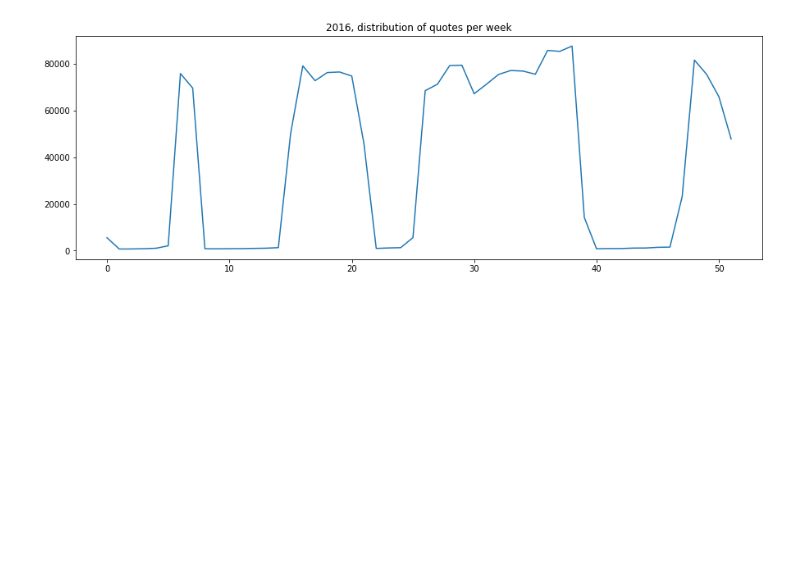
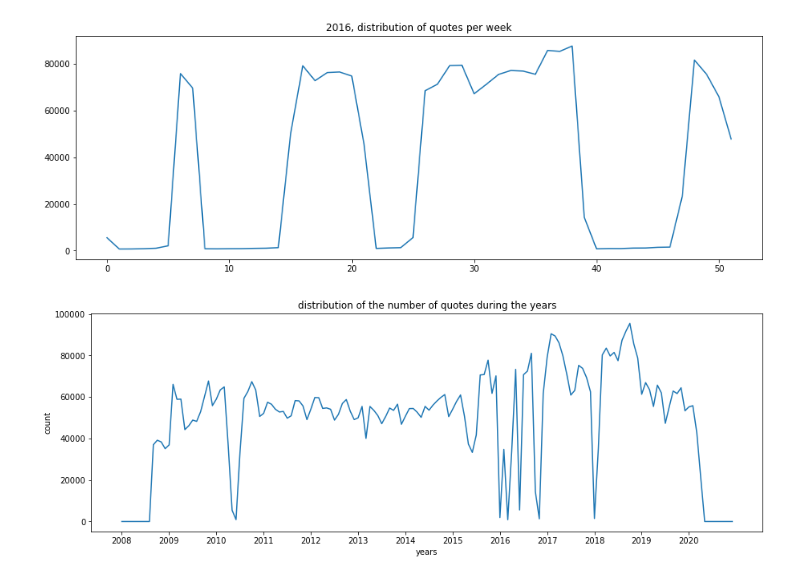
Before and after one commit to epfl-ada/ada-2021-project-abracadabra, a Jupyter notebook: Dictionaries for the years.ipynb, the cells around one changed output. Cells and saved outputs as stored; diff of their text form; code cells hidden in the pictures; blank space fills up the shorter version.

```diff
--- a/Dictionaries for the years.ipynb
+++ b/Dictionaries for the years.ipynb
@@ -744,3 +744,24 @@ plot_average_interval('2015', dict_2015_2016, 7, "2015, distribution of quotes p
 plot_average_interval('2016', dict_2015_2016, 7, "2016, distribution of quotes per week")
 # %% [output]
 [figure]
+# %%
+
+count_normal = []
+ticks = [0]
+for year, count in dict_years.items():
+    avg_count = average_per_interval(count, 30)
+    count_normal.extend(avg_count)
+    ticks.append(len(count_normal))
+
+months = np.arange((len(count_normal)))
+
+
+plt.figure(figsize=(15, 5))
+plt.plot(months, count_normal)
+plt.title("distribution of the number of quotes during the years")
+plt.xlabel("years")
+plt.ylabel("count")
+plt.xticks(ticks[:-1], [2008,2009,2010, 2011, 2012, 2013, 2014, 2015, 2016, 2017, 2018, 2019, 2020])
+plt.show()
+# %% [output]
+[figure, added]
```
